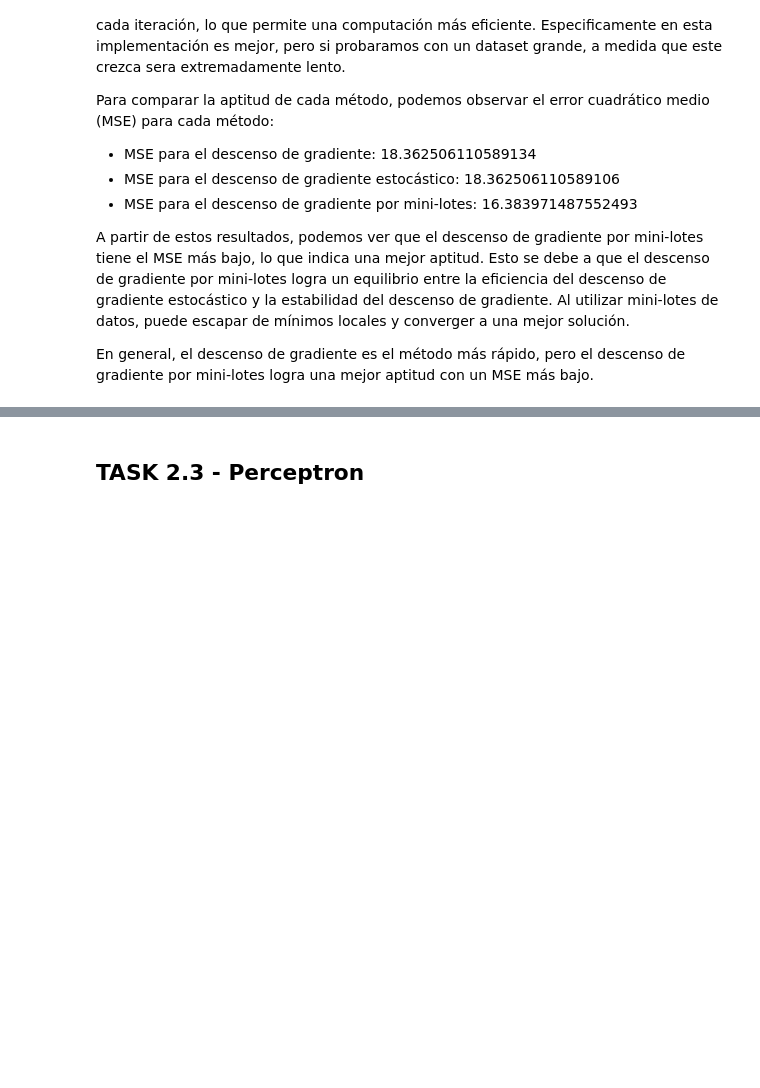
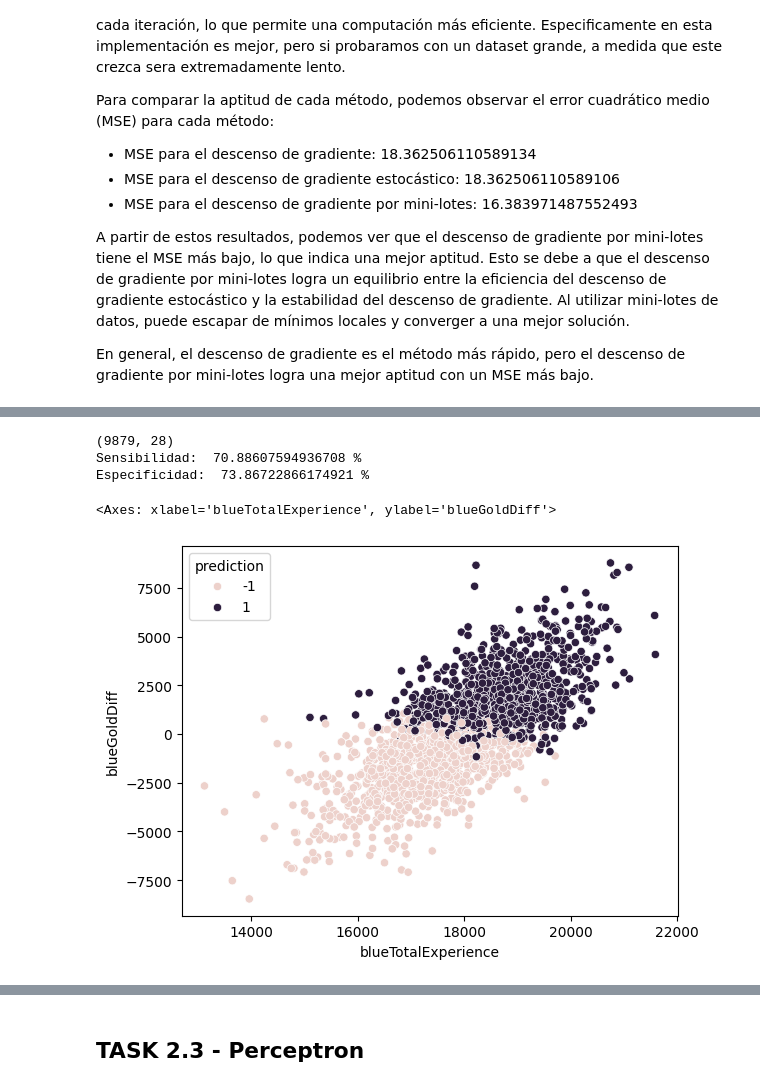
Before and after one commit to AndresQuinto5/IA_LAB3, a Jupyter notebook: Laboratorio3.ipynb, the cells around one changed output, grey strips where cells are left out. Cells and saved outputs as stored; diff of their text form; code cells hidden in the pictures; blank space fills up the shorter version.

```diff
--- a/Laboratorio3.ipynb
+++ b/Laboratorio3.ipynb
@@ -371,0 +579,48 @@ En general, el descenso de gradiente es el método más rápido, pero el descens
+# %%
+# feature selection, removing features with low variance
+from sklearn.feature_selection import VarianceThreshold
+
+X = dataset.drop(['gameId','blueWins'], axis=1)
+y = dataset['blueWins']
+
+# selector variance
+selector = VarianceThreshold(threshold=(.5 * (1 - .5)))
+selector.fit_transform(X)
+cols_idxs = selector.get_support(indices=True)
+X = X.iloc[:,cols_idxs]
+print(X.shape)
+
+X_train, X_test, y_train, y_test = train_test_split(X, y, test_size = 0.2)
+
+y_train = [1 if x == 1 else -1 for x in y_train]
+y_test = [1 if x == 1 else -1 for x in y_test]
+
+
+model_svm = SVC(C=1.0, kernel='linear', degree=3, gamma='auto', tol=1e-3, max_iter=-1)
+
+model_svm.fit(X_train, y_train)
+
+y_pred = model_svm.predict(X_test)
+
+sdf = X_test
+sdf.insert(0, "real", y_test)
+sdf.insert(0, "prediction", y_pred)
+
+# metrica
+tn, fp, fn, tp = confusion_matrix(y_test, y_pred).ravel()
+
+sensitivity = tp / (tp+fn)
+specificity = tn / (tn+fp)
+
+
+print(f"Sensibilidad: ",sensitivity*100, "%")
+print(f"Especificidad: ",specificity*100, "%")
+
+
+sns.scatterplot(data=sdf, x='blueTotalExperience', y='blueGoldDiff', hue='prediction', hue_order=[1,0])
+# %% [output]
+(9879, 28)
+Sensibilidad:  70.88607594936708 %
+Especificidad:  73.86722866174921 %
+<Axes: xlabel='blueTotalExperience', ylabel='blueGoldDiff'>
+[figure, added]
```
Also changed, not shown: parts of 16 cells of this notebook.
